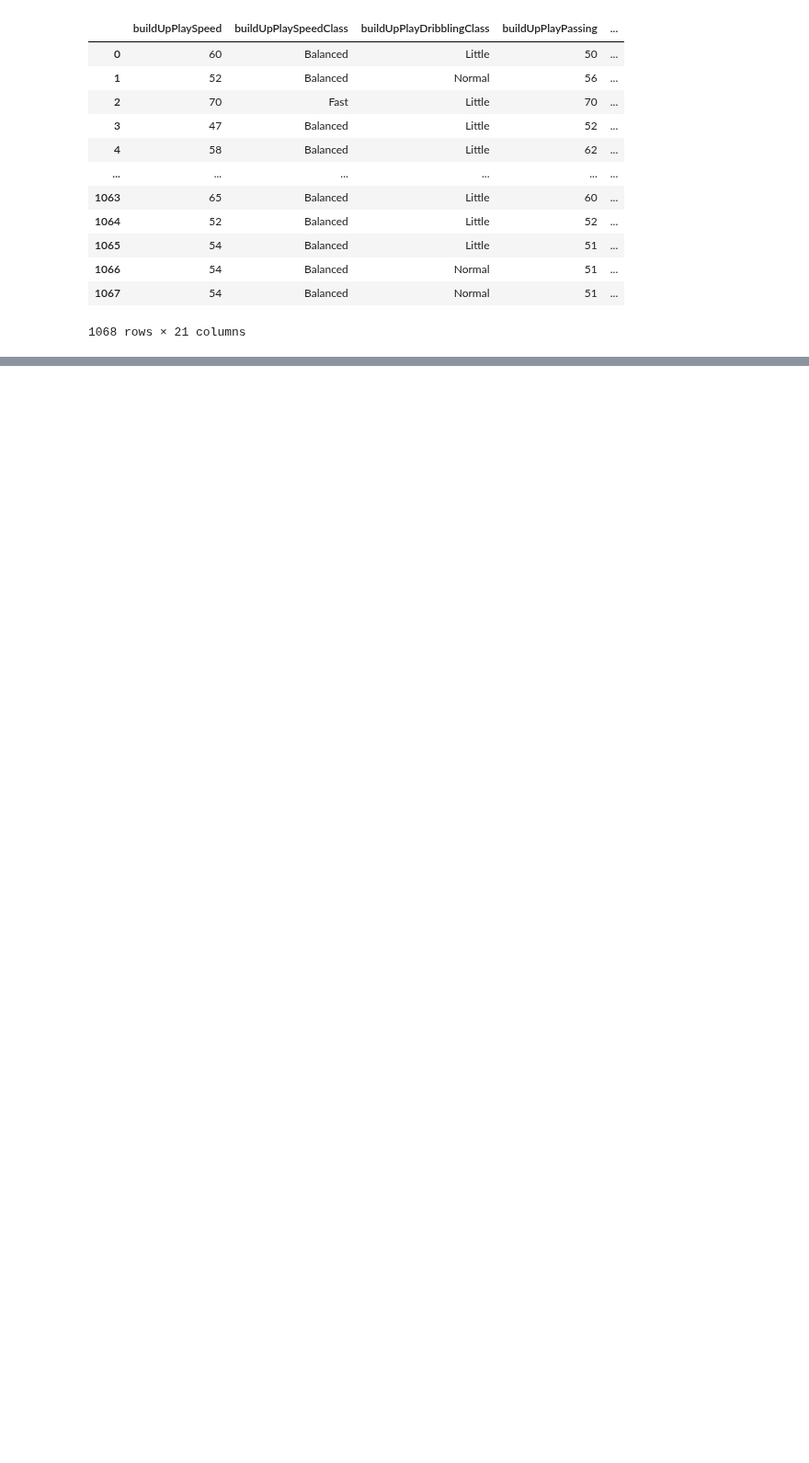
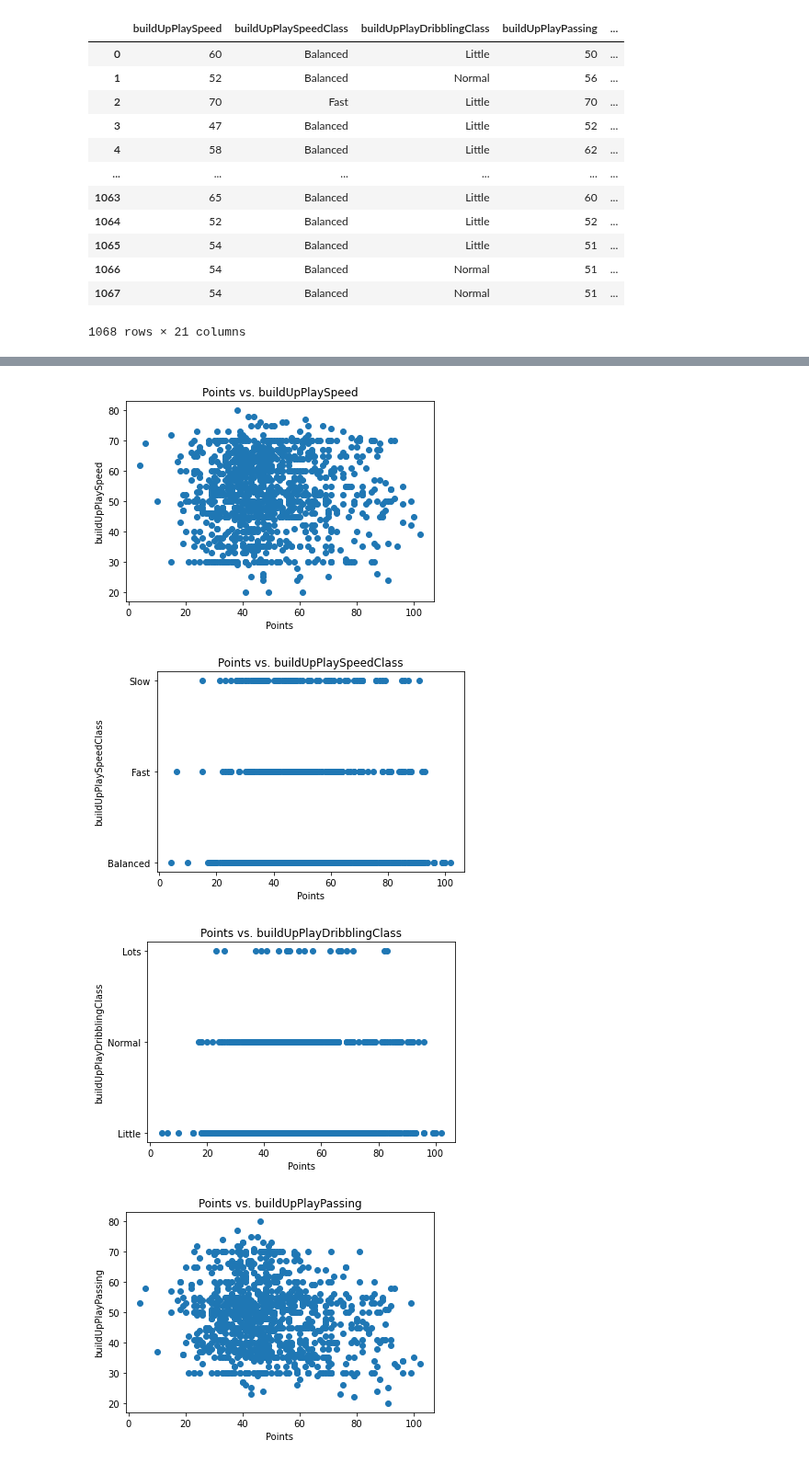
Before and after one commit to BJHeemskerk/DataLab2_2023, a Jupyter notebook: DataLab2_Groep_3B.ipynb, the cells around one changed output, grey strips where cells are left out. Shown at 92% size. Cells and saved outputs as stored; diff of their text form; code cells hidden in the pictures; blank space fills up the shorter version.

```diff
--- a/DataLab2_Groep_3B.ipynb
+++ b/DataLab2_Groep_3B.ipynb
@@ -706,0 +780,16 @@ team_attributes_points
+# %%
+import matplotlib.pyplot as plt
+
+# create scatter plots for each column against the 'points' column
+for col in team_attributes_points.columns:
+    if col != 'points':
+        plt.scatter(team_attributes_points['points'], team_attributes_points[col])
+        plt.xlabel('Points')
+        plt.ylabel(col)
+        plt.title('Points vs. {}'.format(col))
+        plt.show()
+# %% [output]
+[figure, added]
+[figure, added]
+[figure, added]
+[figure, added]
```
Also changed, not shown: parts of 20 cells of this notebook.
